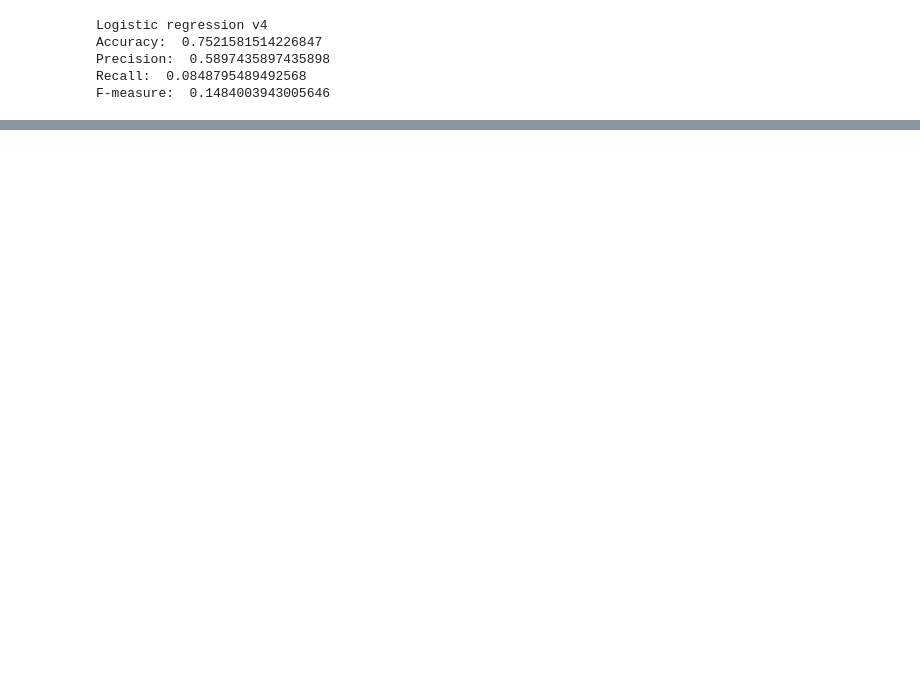
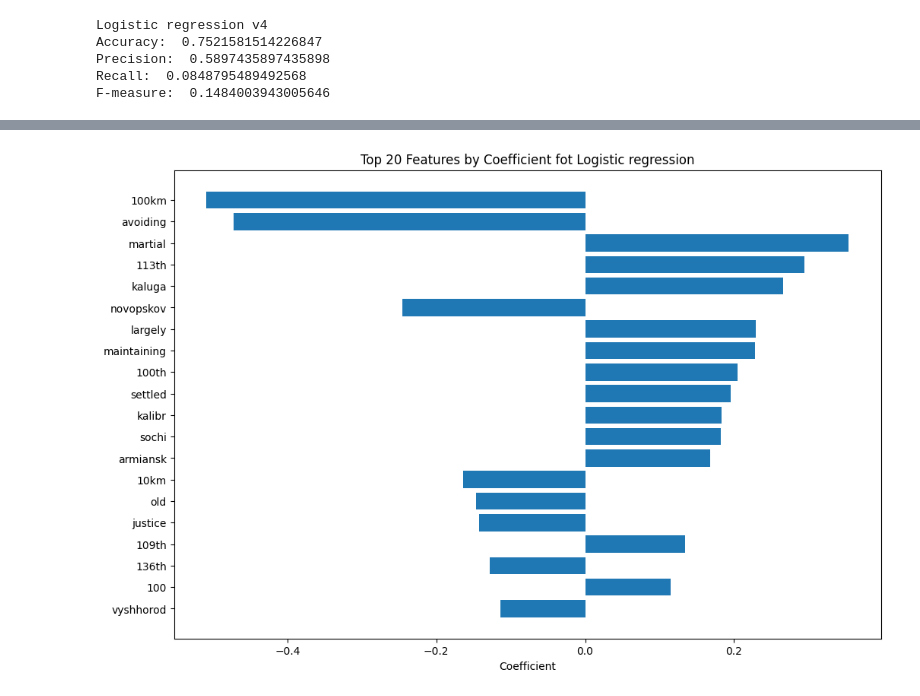
Before and after one commit to Bohdanken/Proga, a Jupyter notebook: 4.2_model_analysis.ipynb, the cells around one changed output, grey strips where cells are left out. Cells and saved outputs as stored; diff of their text form; code cells hidden in the pictures; blank space fills up the shorter version.

Commit message:
calculated the top 20 features for 3 models

```diff
--- a/4.2_model_analysis.ipynb
+++ b/4.2_model_analysis.ipynb
@@ -112,12 +121,12 @@ y_test_quarter.shape
 # with open(f"{MODEL_FOLDER}/y_test_quarter.pkl", 'wb') as handle:
 #     pickle.dump(y_test, handle)
 # %%
-X_test_quarter = pickle.load(open(f"{MODEL_FOLDER}/X_test_quarter.pkl", "rb"))
+# X_test_quarter = pickle.load(open(f"{MODEL_FOLDER}/X_test_quarter.pkl", "rb"))
 
-y_test_quarter = pickle.load(open(f"{MODEL_FOLDER}/y_test_quarter.pkl", "rb"))
+# y_test_quarter = pickle.load(open(f"{MODEL_FOLDER}/y_test_quarter.pkl", "rb"))
 # %%
-clf4 = pickle.load(open(f"{MODEL_FOLDER}/8_svc_v1.pkl", "rb"))
-predicted4 = clf4.predict(X_test_quarter)
+# clf4 = pickle.load(open(f"{MODEL_FOLDER}/8_svc_v1.pkl", "rb"))
+# predicted4 = clf4.predict(X_test_quarter)
 
-plot_confusion_matrix(clf4, y_test_quarter, predicted4)
+# plot_confusion_matrix(clf4, y_test_quarter, predicted4)
 # %%
@@ -125,0 +178,25 @@ evaluate_classification(y_test_quarter, predicted4)
+# %%
+cv = pickle.load(open(f"{MODEL_FOLDER}/count_vectorizer_v1.pkl", "rb"))
+# %%
+coef = clf3.coef_[0]
+
+feature_coef = dict(zip(cv.get_feature_names_out(), coef))
+
+sorted_feature_coef = sorted(feature_coef.items(), key=lambda x: abs(x[1]), reverse=True)
+
+top_features = []
+top_weights = []
+for feature, coef in sorted_feature_coef[:20]:
+    top_features.append(feature)
+    top_weights.append(coef)
+
+fig, ax = plt.subplots(figsize=(12,8))
+ax.barh(np.arange(len(top_features)), top_weights, align='center')
+ax.set_yticks(np.arange(len(top_features)))
+ax.set_yticklabels(top_features)
+ax.invert_yaxis()
+ax.set_xlabel('Coefficient')
+ax.set_title('Top 20 Features by Coefficient fot Logistic regression')
+plt.show()
+# %% [output]
+[figure, added]
```
Also changed, not shown: parts of 19 cells of this notebook, 2 other files.
